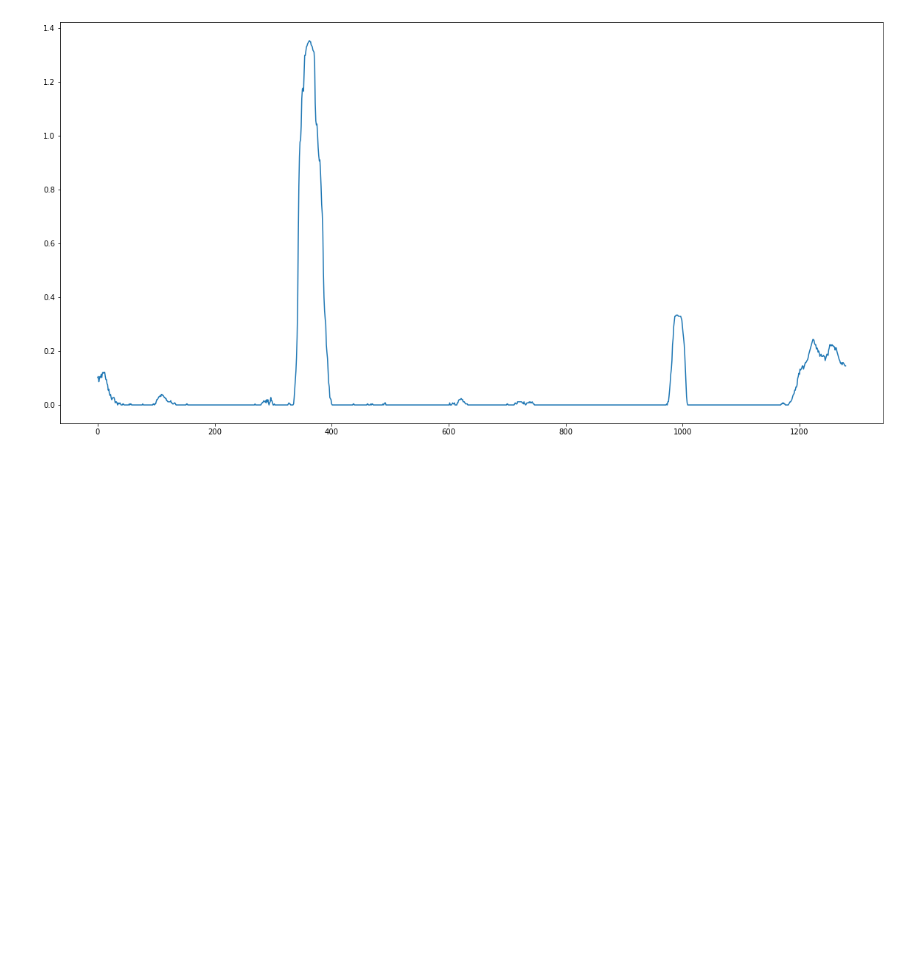
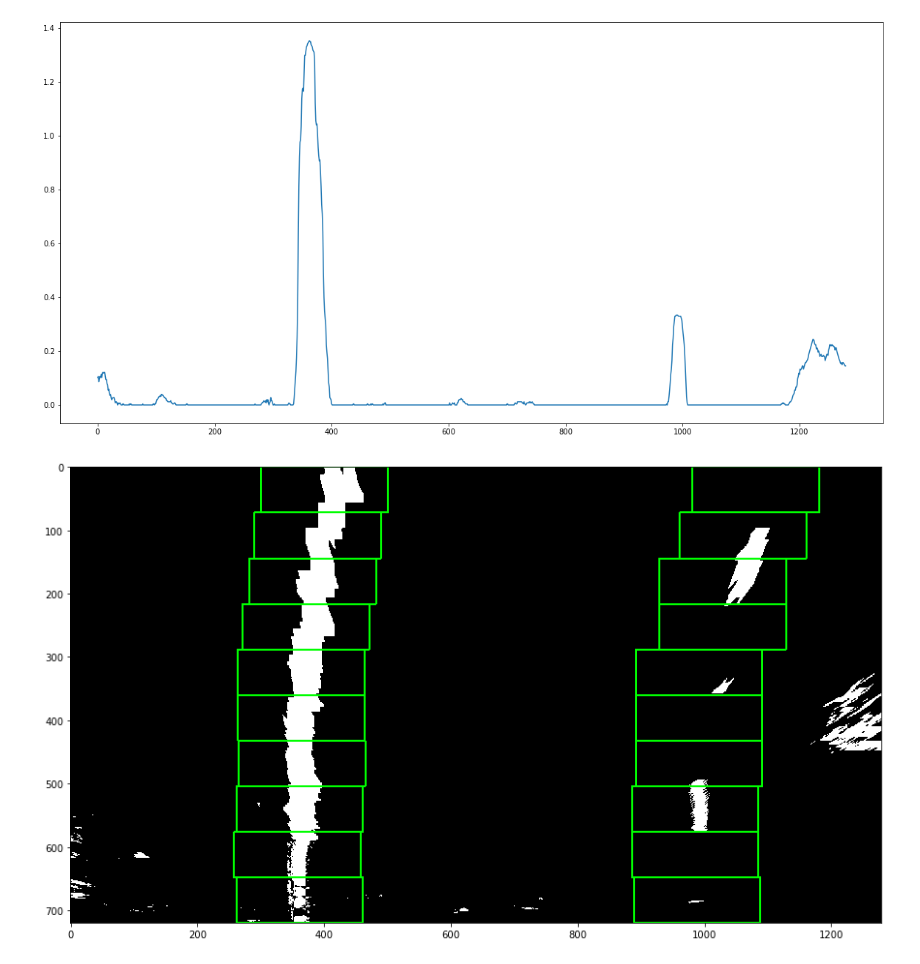
Before and after one commit to rodrigoAMF/SDCND-Udacity, a Jupyter notebook: P2-Advanced-Lane-Lines/4 - Lane Detection.ipynb, the cells around one changed output. Cells and saved outputs as stored; diff of their text form; code cells hidden in the pictures; blank space fills up the shorter version.

Commit message:
Fix slide window

```diff
--- a/P2-Advanced-Lane-Lines/4 - Lane Detection.ipynb
+++ b/P2-Advanced-Lane-Lines/4 - Lane Detection.ipynb
@@ -54,49 +59,81 @@ window_height = np.int(warped.shape[0]//nwindows)
 # %%
 # Identify the x and y positions of all nonzero (i.e. activated) pixels in the image
-nonzero = warped.nonzero()
-nonzeroy = np.array(nonzero[0])
-nonzerox = np.array(nonzero[1])
+non_zero   = warped.nonzero()
+non_zero_y = np.array(non_zero[0])
+non_zero_x = np.array(non_zero[1])
+
 # Current positions to be updated later for each window in nwindows
-left_current_point = left_base_point
-right_current_point = right_base_point
+left_lane['current_point']  = left_lane['base_point']
+right_lane['current_point'] = right_lane['base_point']
 
 # Create empty lists to receive left and right lane pixel indices
-left_lane_inds = []
-right_lane_inds = []
+left_lane['indices'] = []
+right_lane['indices'] = []
+
+# Create an output image with 3 dimensions with the binary warped image, to draw the windows and lane line
 out_img = np.dstack((warped, warped, warped))*255
 
 # Step through the windows one by one
-for window in range(nwindows):
+for idx_window in range(number_windows):
     # Identify window boundaries in x and y (and right and left)
-    win_top = warped.shape[0] - (window+1)*window_height
-    win_bottom = warped.shape[0] - window*window_height
-    win_left_leftLane = left_current_point - margin
-    win_right_leftLane = left_current_point + margin
-    win_left_rightLane = right_current_point - margin
-    win_right_rightLane = right_current_point + margin
+    left_lane['window'] = {
+        'top':    warped.shape[0] - ((idx_window+1) * window_height),
+        'bottom': warped.shape[0] - (idx_window * window_height),
+        'left':   left_lane['current_point'] - window_margin,
+        'right':  left_lane['current_point'] + window_margin
+    }
+    right_lane['window'] = {
+        'top':    warped.shape[0] - ((idx_window+1) * window_height),
+        'bottom': warped.shape[0] - (idx_window * window_height),
+        'left':   right_lane['current_point'] - window_margin,
+        'right':  right_lane['current_point'] + window_margin,
+    }
 
     # Draw the windows on the visualization image
-    # left lane
-    cv2.rectangle(out_img,(win_left_leftLane,win_bottom),
-    (win_right_leftLane,win_top),(0,255,0), 2)
-    # right lane
-    cv2.rectangle(out_img,(win_left_rightLane,win_bottom),
-    (win_right_rightLane,win_top),(0,255,0), 2)
+    cv2.rectangle(out_img,
+                  (right_lane['window']['left'], right_lane['window']['bottom']),
+                  (right_lane['window']['right'], right_lane['window']['top']),
+                  (0, 255, 0),
+                  2)
+
+    cv2.rectangle(out_img,
+                  (left_lane['window']['left'], left_lane['window']['bottom']),
+                  (left_lane['window']['right'], left_lane['window']['top']),
+                  (0, 255, 0),
+                  2)
 
     # Identify the nonzero pixels in x and y within the window #
-    # left lane
-    good_left_indices = ((nonzeroy >= win_bottom) & (nonzeroy < win_top) &
-    (nonzerox >= win_left_leftLane) &  (nonzerox < win_right_leftLane)).nonzero()[0]
+    left_lane['good_indices'] = (
+        (non_zero_y < left_lane['window']['bottom']) &
+        (non_zero_y >=  left_lane['window']['top'])    &
+        (non_zero_x >= left_lane['window']['left'])   &
+        (non_zero_x <  left_lane['window']['right'])
+    ).nonzero()[0]
 
-    # right lane
-    good_right_indices = ((nonzeroy >= win_bottom) & (nonzeroy < win_top) &
-    (nonzerox >= win_left_rightLane) &  (nonzerox < win_right_rightLane)).nonzero()[0]
+    right_lane['good_indices'] = (
+        (non_zero_y < right_lane['window']['bottom']) &
+        (non_zero_y >=  right_lane['window']['top'])    &
+        (non_zero_x >= right_lane['window']['left'])   &
+        (non_zero_x <  right_lane['window']['right'])
+    ).nonzero()[0]
 
-    # Append these indices to the lists
-    left_lane_inds.append(good_left_indices)
-    right_lane_inds.append(good_right_indices)
+    #print("left: {0} right: {1}".format(len(left_lane['good_indices']), len(right_lane['good_indices']),))
 
-    if len(good_left_indices) > minpix:
-        left_current_point = np.int(np.mean(nonzerox[good_right_indices]))
-    if len(good_right_indices) > minpix:
-        right_current_point = np.int(np.mean(nonzerox[good_right_indices]))
+    left_lane['indices'].append(left_lane['good_indices'])
+    right_lane['indices'].append(right_lane['good_indices'])
+
+
+    if len(left_lane['good_indices']) > min_num_pix:
+        left_lane['current_point']  = np.int(np.mean(non_zero_x[left_lane['good_indices']]))
+    if len(right_lane['good_indices']) > min_num_pix:
+        right_lane['current_point'] = np.int(np.mean(non_zero_x[right_lane['good_indices']]))
+
+# Ideia: Salvar current_point em cada iteração e usar para plotar a reta
+#left_lane['x']  = non_zero_x[left_lane['indices']]
+#left_lane['y']  =
+#right_lane['x'] =
+#right_lane['y'] =
+
+utils.plot_image(out_img)
+# %% [output]
+[figure, added]
```
Also changed, not shown: parts of 3 cells of this notebook.
